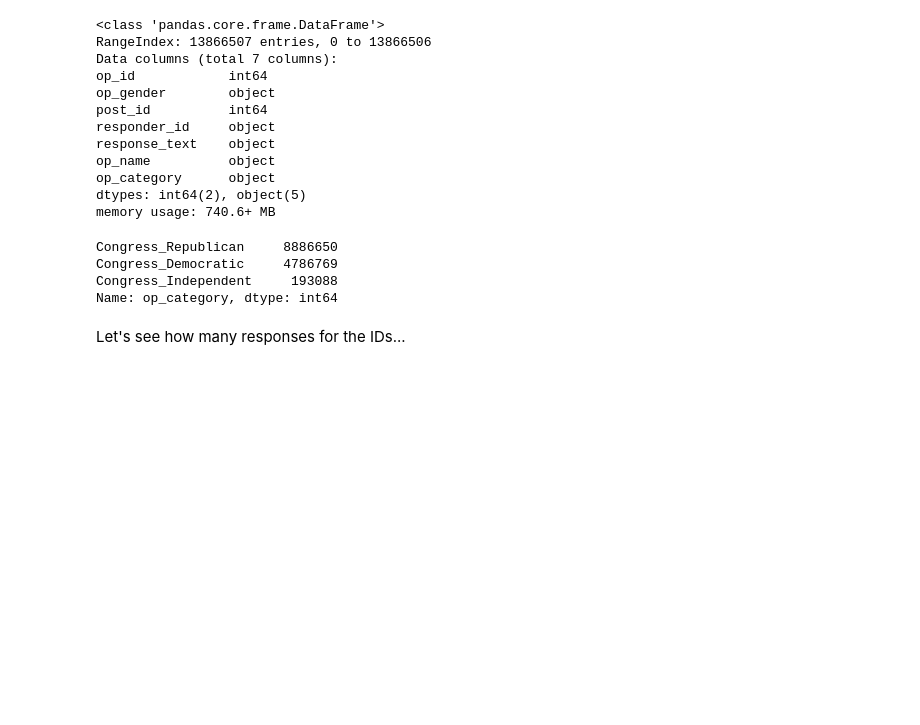
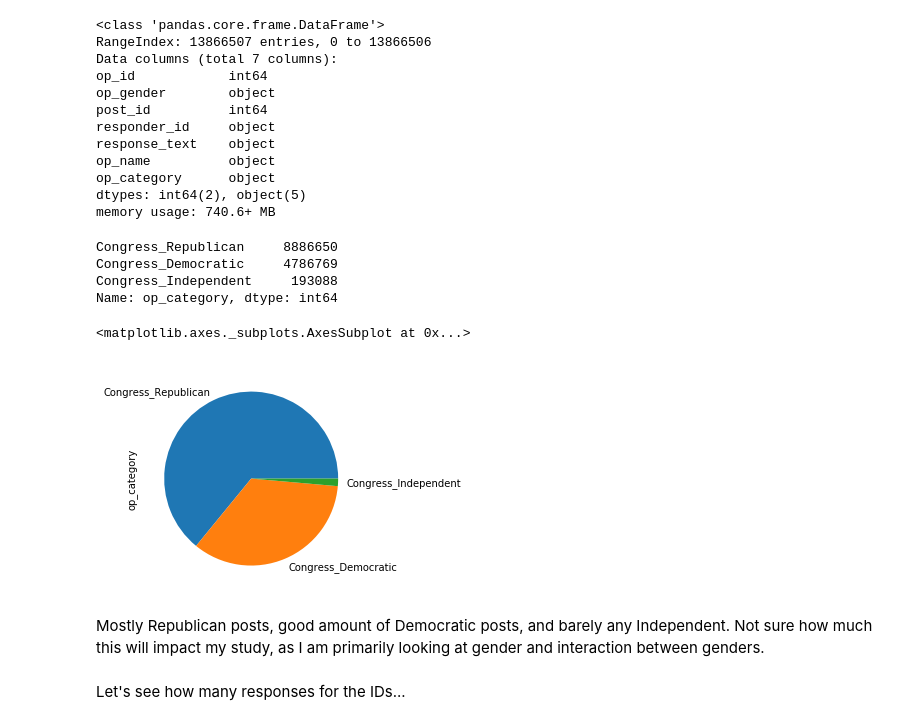
Before and after one commit to Data-Science-for-Linguists-2019/Gendered-Interaction-Online, a Jupyter notebook: exploratory_data_analysis/exploring_dataset.ipynb, the cells around one changed output. Cells and saved outputs as stored; diff of their text form; code cells hidden in the pictures; blank space fills up the shorter version.

```diff
--- a/exploratory_data_analysis/exploring_dataset.ipynb
+++ b/exploratory_data_analysis/exploring_dataset.ipynb
@@ -170,6 +181,13 @@ Congress_Republican     8886650
 Congress_Democratic     4786769
 Congress_Independent     193088
 Name: op_category, dtype: int64
+# %%
+fb_congress_responses.op_category.value_counts().plot(kind='pie')
+# %% [output]
+<matplotlib.axes._subplots.AxesSubplot at 0x...>
+[figure, added]
+# %% [markdown]
+Mostly Republican posts, good amount of Democratic posts, and barely any Independent. Not sure how much this will impact my study, as I am primarily looking at gender and interaction between genders.
 # %% [markdown]
 Let's see how many responses for the IDs...
 # %%
```
Also changed, not shown: parts of 33 cells of this notebook.
